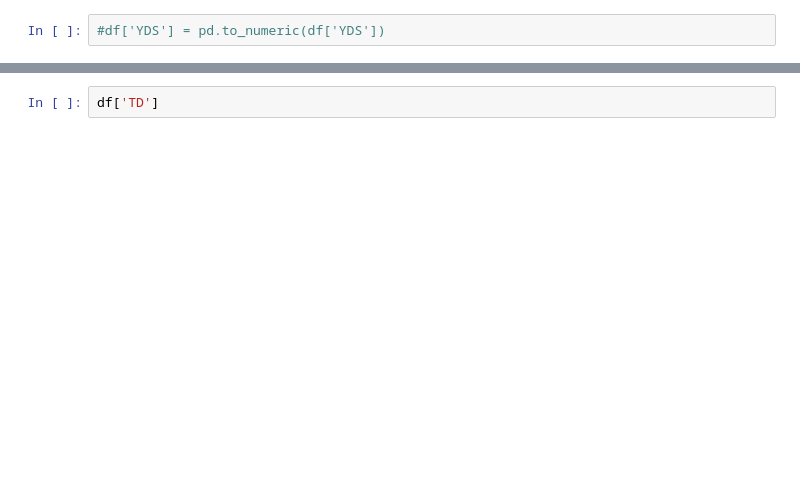
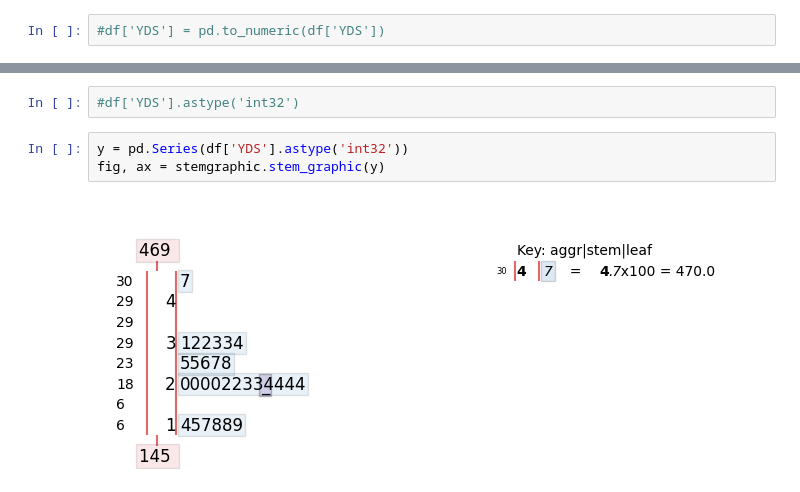
Before and after one commit to cullinap/nfl_data, a Jupyter notebook: visualization.ipynb, the cells around one changed output, grey strips where cells are left out. Cells and saved outputs as stored; diff of their text form; blank space fills up the shorter version.

```diff
--- a/visualization.ipynb
+++ b/visualization.ipynb
@@ -68,2 +91,7 @@ Name: YDS, dtype: float64
+# %%
+#df['YDS'].astype('int32')
 # %%
-df['TD']
+y = pd.Series(df['YDS'].astype('int32'))
+fig, ax = stemgraphic.stem_graphic(y)
+# %% [output]
+[figure, added]
```
Also changed, not shown: parts of 9 cells of this notebook.
